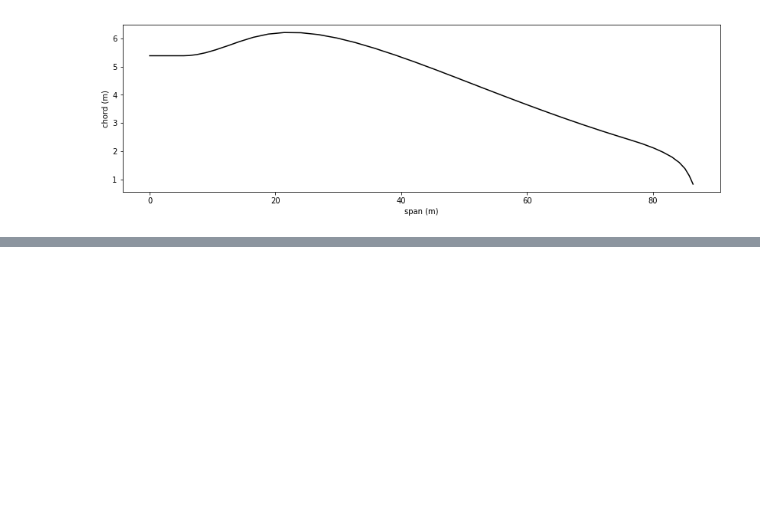
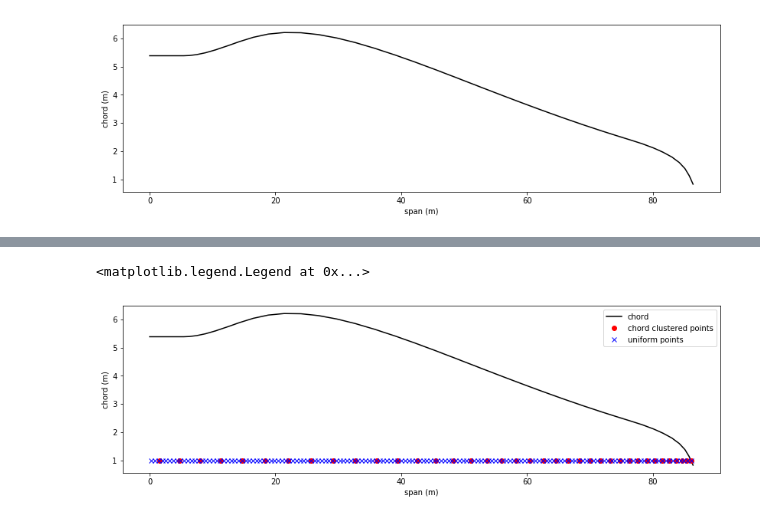
Before and after one commit to mchurchf/usefulTools, a Jupyter notebook: python/actuatorClusteringTool.ipynb, the cells around one changed output, grey strips where cells are left out. Drawn from its saved outputs; the diff is of its cells as text; code cells hidden in the pictures; blank space fills up the shorter version.

```diff
--- a/python/actuatorClusteringTool.ipynb
+++ b/python/actuatorClusteringTool.ipynb
@@ -197,3 +190,16 @@ Number of uniform actuator points: 327
+# %%
+### Plot point distributions.
+
+plt.figure(figsize=(14.0,4.0))
+plt.plot(r_,c_,'k-')
+plt.plot(xBladePointsClustered,np.ones((nBladePointsClustered,)),'ro')
+plt.plot(xBladePointsUniform,np.ones((nBladePointsUniform,)),'bx')
+plt.xlabel('span (m)')
+plt.ylabel('chord (m)')
+plt.legend(['chord','chord clustered points','uniform points'])
+# %% [output]
+<matplotlib.legend.Legend at 0x...>
+[figure, added]
 # %%
 xPlotPoints = np.linspace(-computeBodyForceBeyondTip*bladeLength,(1.0+computeBodyForceBeyondTip)*bladeLength,nPlotPoints)
 
```
Also changed, not shown: parts of 7 cells of this notebook.
